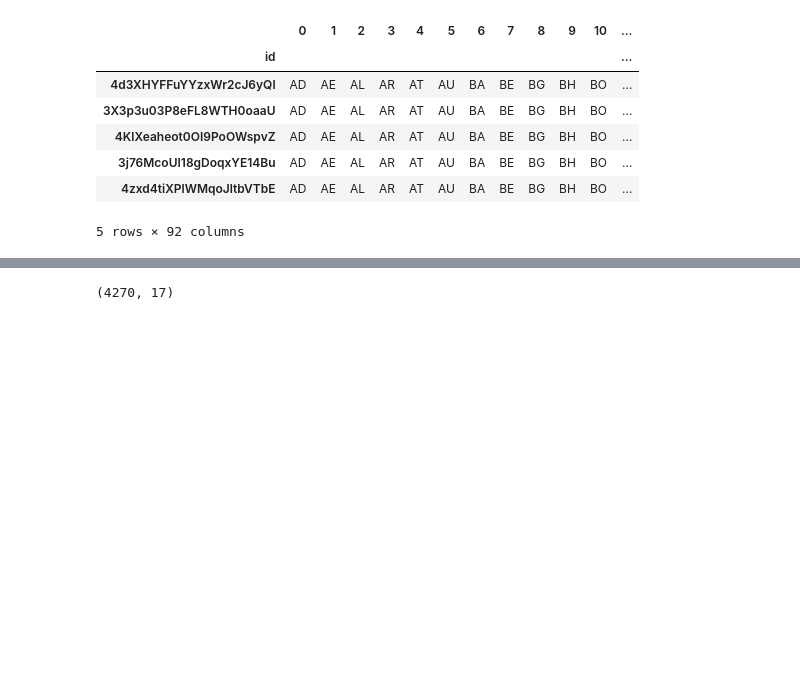
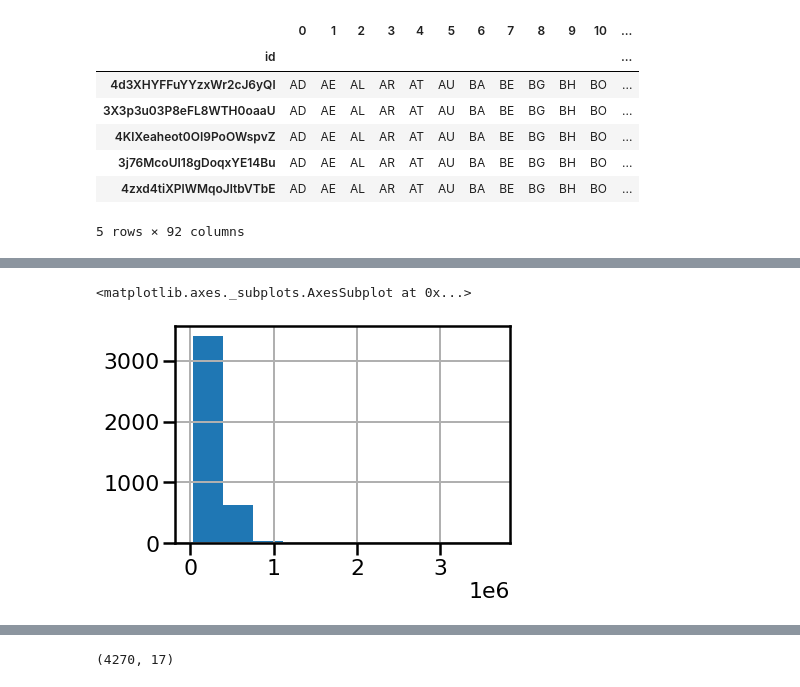
Before and after one commit to tincho-mehaudy/DMCyT, a Jupyter notebook: TP1_Consigna1.ipynb, the cells around one changed output, grey strips where cells are left out. Drawn from its saved outputs; the diff is of its cells as text; code cells hidden in the pictures; blank space fills up the shorter version.

```diff
--- a/TP1_Consigna1.ipynb
+++ b/TP1_Consigna1.ipynb
@@ -196,3 +194,11 @@ album.head()
 | 4KlXeaheot0OI9PoOWspvZ | ALBUM | [{'external_urls': {'spotify': 'h... | [AD, AE, AL, AR, AT, AU, BA, BE, ... | {'spotify': 'https://open.spotify... | https://api.spotify.com/v1/albums... | 72mQPtb0Xzv71uhsznTUK4 | [{'height': 640, 'url': 'https://... | Christian Scott Collection | ... |
 | 3j76McoUI18gDoqxYE14Bu | ALBUM | [{'external_urls': {'spotify': 'h... | [AD, AE, AL, AR, AT, AU, BA, BE, ... | {'spotify': 'https://open.spotify... | https://api.spotify.com/v1/albums... | 5hUjimESHfgftKXaM5nk7E | [{'height': 640, 'url': 'https://... | Transit | ... |
 | 4zxd4tiXPlWMqoJltbVTbE | ALBUM | [{'external_urls': {'spotify': 'h... | [AD, AE, AL, AR, AT, AU, BA, BE, ... | {'spotify': 'https://open.spotify... | https://api.spotify.com/v1/albums... | 4sb0eMpDn3upAFfyi4q2rw | [{'height': 640, 'url': 'https://... | Kind Of Blue (Legacy Edition) | ... |
+# %%
+import numpy as np
+df_tracks['duration_ms'].hist()
+a=np.log10(df_tracks['duration_ms'])
+a.hist()
+# %% [output]
+<matplotlib.axes._subplots.AxesSubplot at 0x...>
+[figure, added]
```
Also changed, not shown: parts of 4 cells of this notebook.
